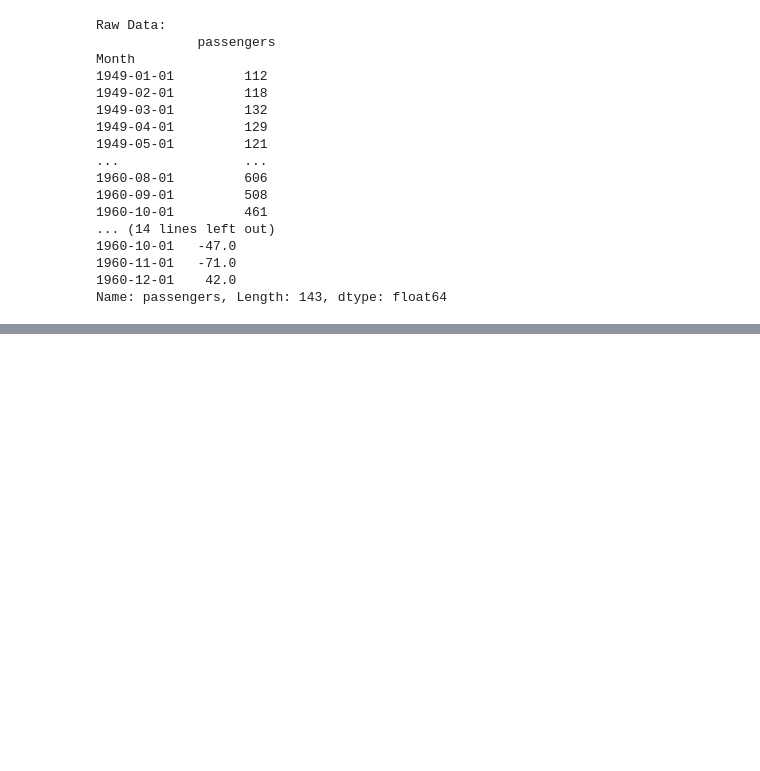
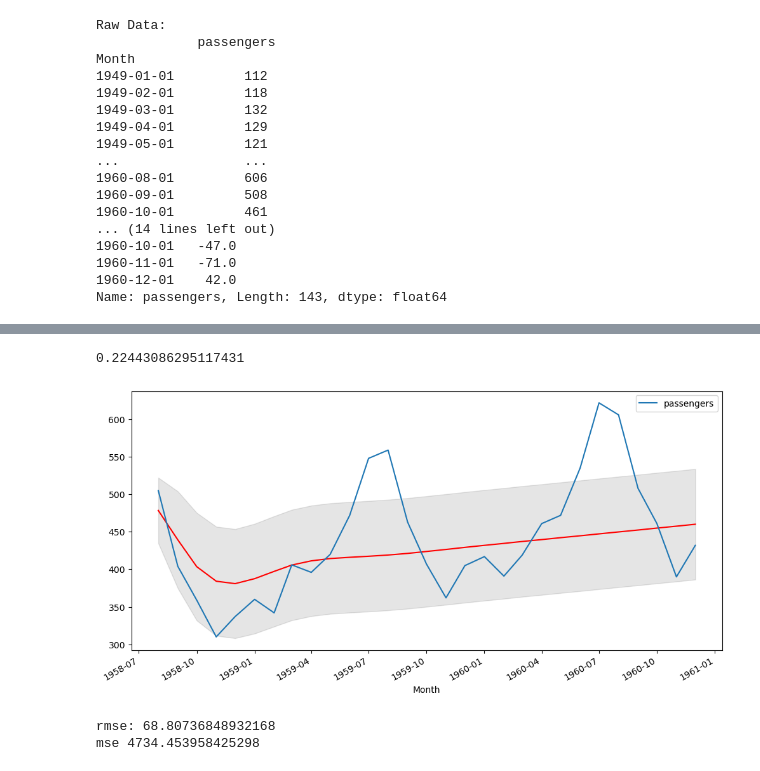
Before and after one commit to bnv20/Caba_ml, a Jupyter notebook: ML56_시계열분석_ARIMA_SARIMA_guide.ipynb, the cells around one changed output, grey strips where cells are left out. Drawn from its saved outputs; the diff is of its cells as text; code cells hidden in the pictures; blank space fills up the shorter version.

```diff
--- a/ML56_시계열분석_ARIMA_SARIMA_guide.ipynb
+++ b/ML56_시계열분석_ARIMA_SARIMA_guide.ipynb
@@ -179,0 +222,14 @@ plt.plot()
+# %%
+import itertools
+print('Examples of parameter combinations for ARIMA')
+p = range(0,3)
+d = range(1,2)
+q = range(0,3)
+pdq=list(itertools.product(p,d,q))
+
+aic=[]
+for i in pdq:
+    model = ARIMA(train.values, order=(i))
+    model_fit = model.fit()
+    print(f'ARIMA: {i} >> AIC:{round(model_fit.aic,2)}')
+    aic.append(round(model_fit.aic,2))
@@ -179,0 +247,3 @@ plt.plot()
+# %%
+optimal = [(pdq[i],j) for i, j in enumerate(aic) if j == min(aic)]
+optimal
@@ -179,0 +252,4 @@ plt.plot()
+# %%
+model = ARIMA(train.values, order=optimal[0][0])
+result = model.fit()
+result.summary()
@@ -179,0 +275,31 @@ plt.plot()
+# %%
+from sklearn.metrics import r2_score
+
+prediction = result.forecast(len(test))
+predicted_value = prediction[0]
+predicted_ub = prediction[2][:,0]
+predicted_lb = prediction[2][:,1]
+predict_index = list(test.index)
+r2 = r2_score(test, predicted_value)
+r2
+# %% [output]
+0.22443086295117431
+# %%
+fig,ax=plt.subplots(figsize=(12,6))
+ax.plot(predict_index, predicted_value,color='red',label='Prediction')
+ax.fill_between(predict_index,predicted_lb, predicted_ub,color='k',alpha=0.1,\
+               label='0.95 Prediction interval')
+test.plot(ax=ax)
+plt.show()
+# %% [output]
+[figure, added]
+# %%
+# MSE, RMSE를 사용한 모델 평가
+from sklearn.metrics import mean_squared_error
+from statsmodels.tools.eval_measures import rmse
+
+print('rmse:', rmse(test['passengers'], predicted_value))
+print('mse', mean_squared_error(test['passengers'],predicted_value))
+# %% [output]
+rmse: 68.80736848932168
+mse 4734.453958425298
```
Also changed, not shown: parts of 14 cells of this notebook.
